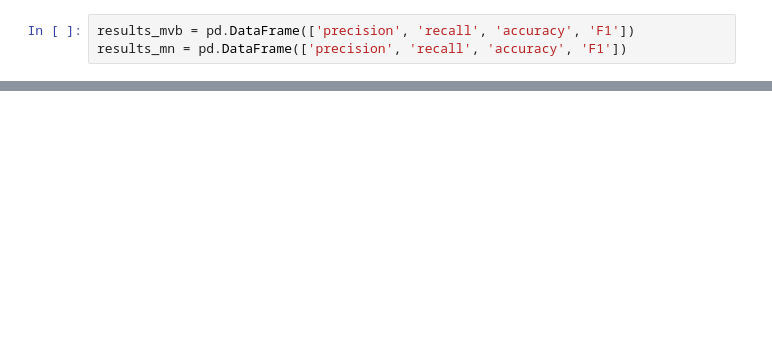
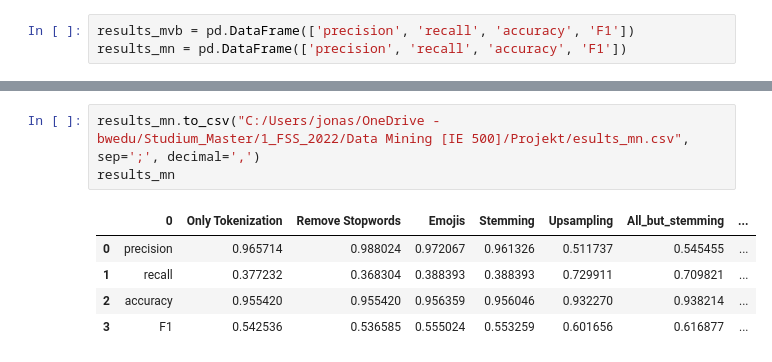
Before and after one commit to Aaron9812/Data_mining, a Jupyter notebook: notebooks/pipeline.ipynb, the cells around one changed output, grey strips where cells are left out. Saved outputs shown, nothing was run; the diff lists cells and outputs as text; blank space fills up the shorter version.

```diff
--- a/notebooks/pipeline.ipynb
+++ b/notebooks/pipeline.ipynb
@@ -126,3 +152,12 @@ results_mn
+# %%
+results_mn.to_csv("C:/Users/jonas/OneDrive - bwedu/Studium_Master/1_FSS_2022/Data Mining [IE 500]/Projekt/esults_mn.csv", sep=';', decimal=',')
+results_mn
+# %% [output]
+|  | 0 | Only Tokenization | Remove Stopwords | Emojis | Stemming | Upsampling | All_but_stemming | ... |
+| 0 | precision | 0.965714 | 0.988024 | 0.972067 | 0.961326 | 0.511737 | 0.545455 | ... |
+| 1 | recall | 0.377232 | 0.368304 | 0.388393 | 0.388393 | 0.729911 | 0.709821 | ... |
+| 2 | accuracy | 0.955420 | 0.955420 | 0.956359 | 0.956046 | 0.932270 | 0.938214 | ... |
+| 3 | F1 | 0.542536 | 0.536585 | 0.555024 | 0.553259 | 0.601656 | 0.616877 | ... |
 # %%
 results_mvb
 # %% [output]
```
Also changed, not shown: parts of 11 cells of this notebook, 3 other files.
